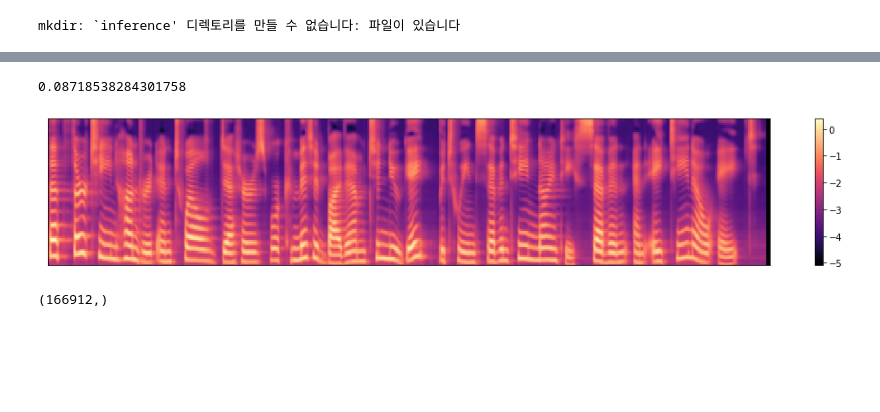
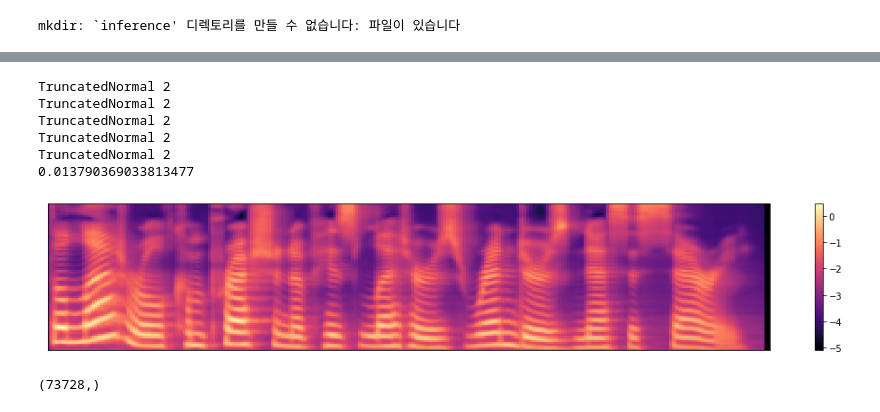
Before and after one commit to scpark20/kimchi-tts, a Jupyter notebook: inference_S5G.ipynb, the cells around one changed output, grey strips where cells are left out. Drawn from its saved outputs; the diff is of its cells as text; code cells hidden in the pictures; blank space fills up the shorter version.

Commit message:
truncated

```diff
--- a/inference_S5G.ipynb
+++ b/inference_S5G.ipynb
@@ -86,7 +86,7 @@ save_137981  save_195000  save_247546  save_320000  save_400000
 stt_hparams, tts_hparams = create_hparams()
 model = Model(stt_hparams, tts_hparams, mode='inference')
 model = model.cuda()
-step = 600000
+step = 800000
 
 size = sizeof_fmt(4 * sum(p.numel() for p in model.parameters()))
 print(f"Model size {size}")
@@ -245,7 +216,7 @@ from g2p_en import G2p
 g2p = G2p()
 
 t0 = time.time()
-text = "that thirteen hundred and twelve debtors were committed by them to Newgate between seventeen ninety seven and eighteen oh eight,."
+text = "the lateral compression of his letters renders necessary."
 text_array = g2p(text)
 text = ""
 for t in text_array:
@@ -254,35 +225,40 @@ for t in text_array:
 text_utf = text.encode()
 ts = [0]
 for t in text_utf:
     ts.append(t)
 ts.append(0)
 utf8_values = np.array(ts)
 t = torch.from_numpy(utf8_values).cuda().unsqueeze(0)
 model.eval()
 with torch.no_grad():
 
-    samples, time_dict = model.inference(t, None, None, temperature=1.0, clip=3.0)
+    samples, time_dict = model.inference(t, None, None, temperature=1.0, clip=2)
     _s = samples.data.cpu().numpy()
     t1 = time.time()
     print(t1 - t0)
     plt.figure(figsize=[18, 3])
     librosa.display.specshow(_s[0])
     plt.colorbar()
     plt.show()
 
 vocoder.eval()
 with torch.no_grad():
     _mel = _s[0].T
     _mel = (_mel - mean) / scale
     mel = torch.from_numpy(_mel).cuda()
     wav = vocoder.inference(mel)
     _wav = wav[:, 0].data.cpu().numpy()
     print(_wav.shape)
 
 import IPython.display as ipd
 ipd.Audio(_wav, rate=22050)
 # %% [output]
-0.08718538284301758
+TruncatedNormal 2
+TruncatedNormal 2
+TruncatedNormal 2
+TruncatedNormal 2
+TruncatedNormal 2
+0.013790369033813477
-[figure, old version]
+[figure, new version]
-(166912,)
+(73728,)
 [interactive output not drawn]
```
Also changed, not shown: parts of 12 cells of this notebook, 6 other files.
